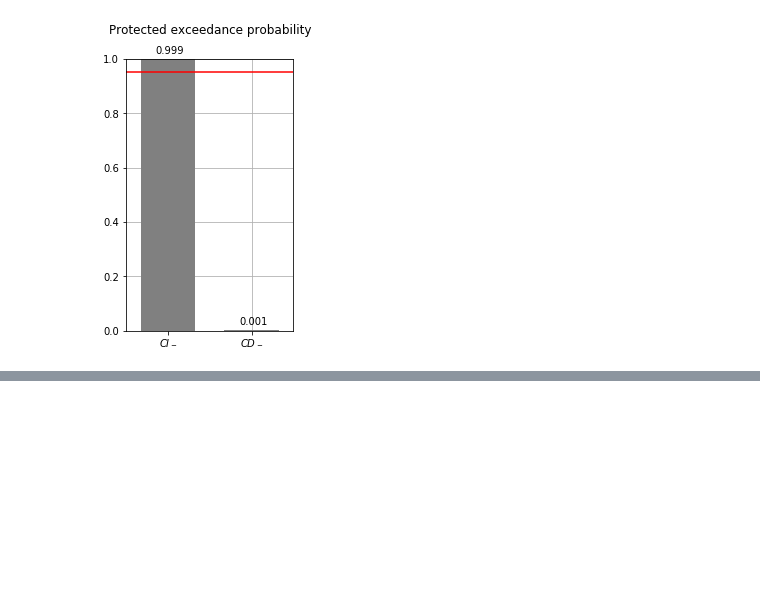
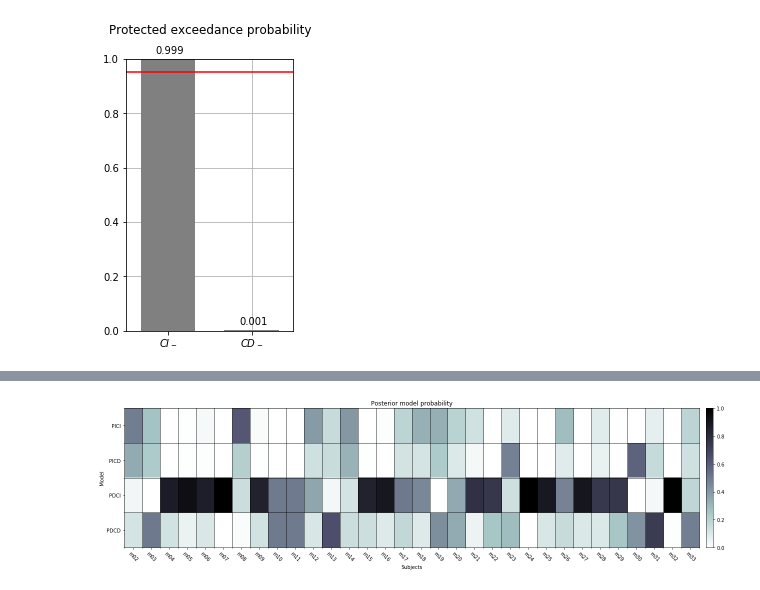
Before and after one commit to kbonna/decidenet, a Jupyter notebook: behavioral_analysis/matjags-dn/dn_bm_02_model_selection.ipynb, the cells around one changed output, grey strips where cells are left out. Drawn from its saved outputs; the diff is of its cells as text; code cells hidden in the pictures; blank space fills up the shorter version.

```diff
--- a/behavioral_analysis/matjags-dn/dn_bm_02_model_selection.ipynb
+++ b/behavioral_analysis/matjags-dn/dn_bm_02_model_selection.ipynb
@@ -299,0 +359,13 @@ gen_pep_barplot(np.flip(pep_minu), ['$CI_-$', '$CD_-$'],
+# %%
+# Calculate posterior model probabilities
+eps = np.finfo(float).eps
+pmp_seq = np.concatenate(
+    tuple(np.sum((z == i) + (z == i+4), axis=(0, 1))[np.newaxis, :]
+          for i in range(1, 5)),
+    axis=0
+)
+pmp_seq = pmp_seq.astype(float)
+pmp_seq[pmp_seq == 0] = eps
+
+# Save posterior model probabilities to *.mat format
+scipy.io.savemat('data/pmp_seq.mat', {'pmp_seq': pmp_seq}, appendmat=True)
@@ -299,0 +391,4 @@ gen_pep_barplot(np.flip(pep_minu), ['$CI_-$', '$CD_-$'],
+# %%
+gen_pmp_implot(pmp_seq, modelnames, outpath='pygures/pmp_seq.png')
+# %% [output]
+[figure, added]
```
Also changed, not shown: parts of 13 cells of this notebook, 3 other files.
